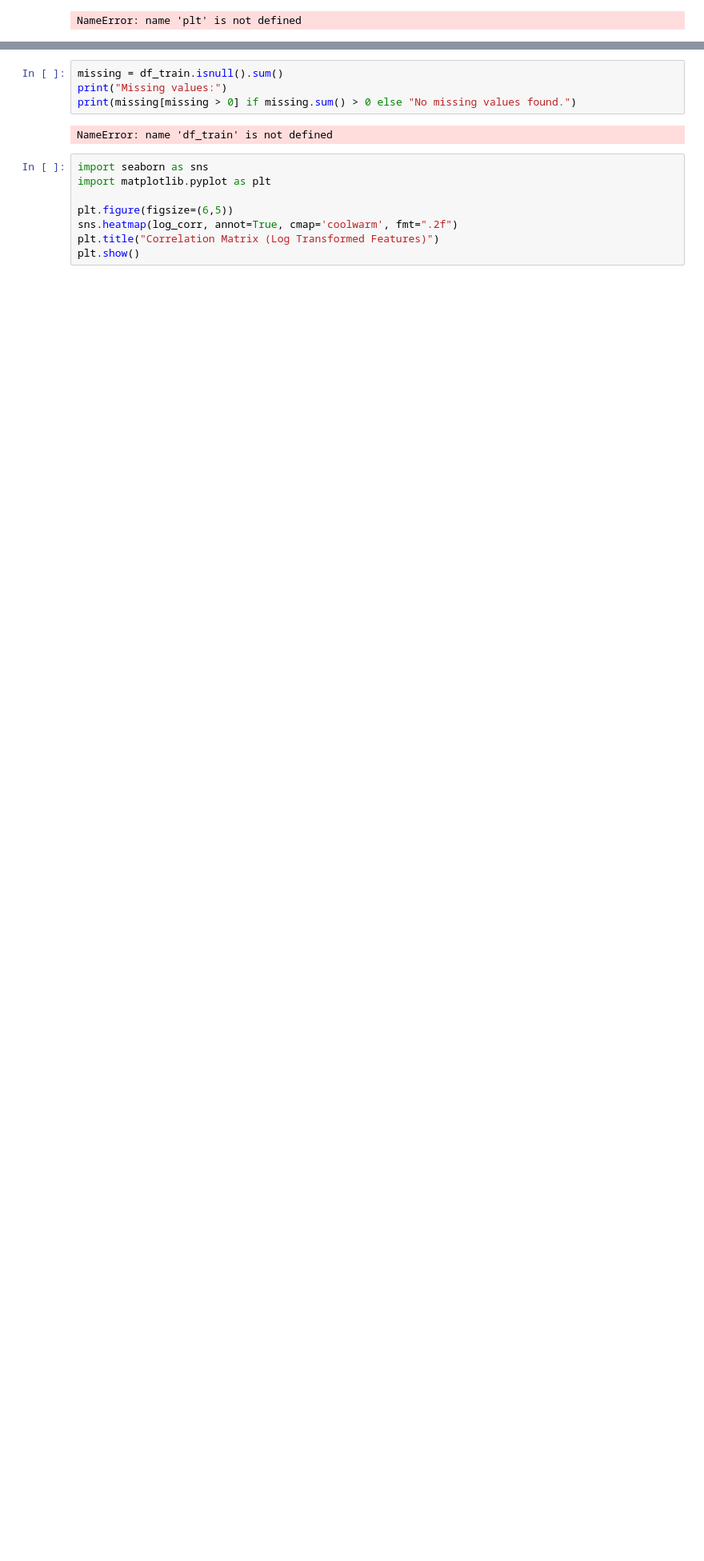
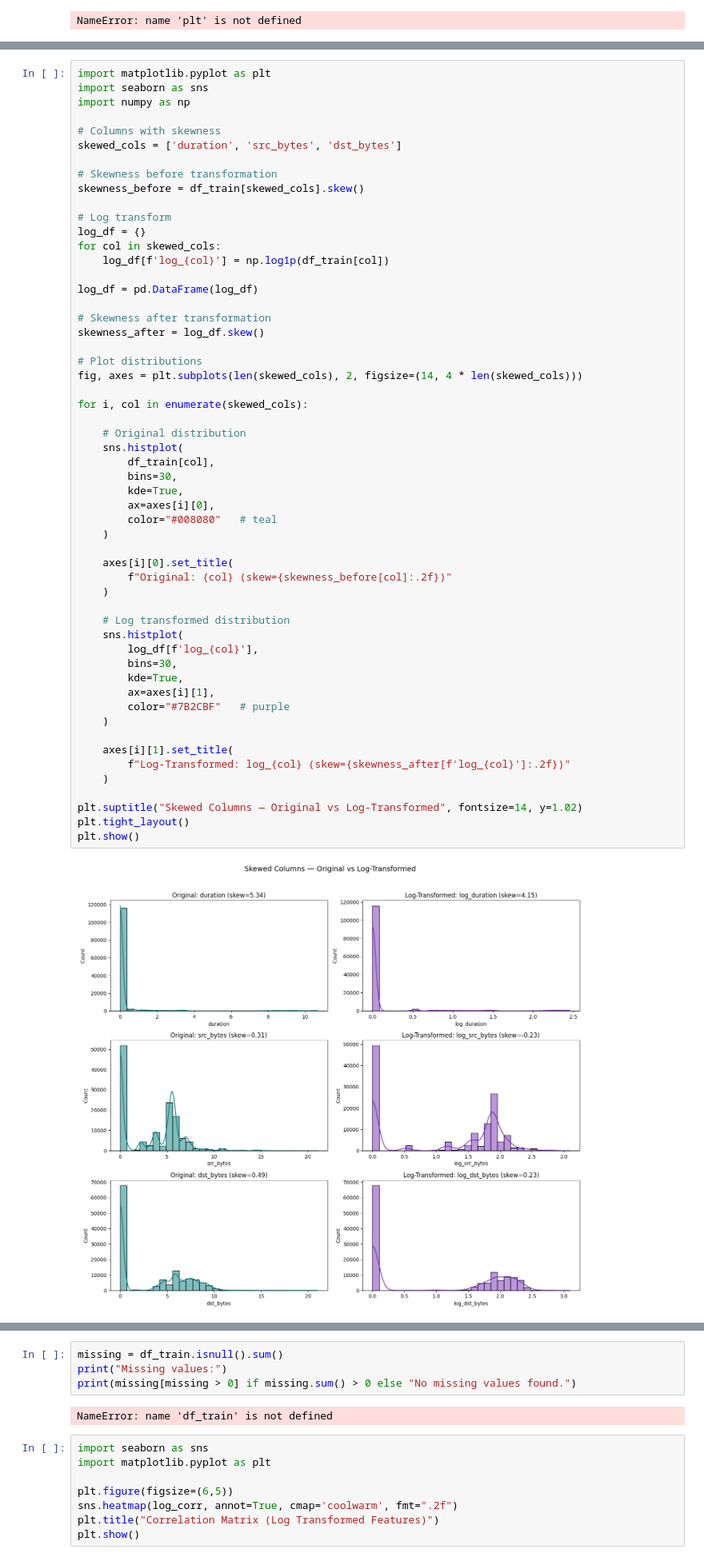
Before and after one commit to mailech/SentinelNet-AI-Powered-Network-Intrusion-Detection-System-, a Jupyter notebook: WorkForce.ipynb, the cells around one changed output, grey strips where cells are left out. Shown at 80% size. Drawn from its saved outputs; the diff is of its cells as text; blank space fills up the shorter version.

```diff
--- a/WorkForce.ipynb
+++ b/WorkForce.ipynb
@@ -504,3 +504,60 @@ plt.title("Correlation — Skewed Columns (Original vs Log-Transformed)")
 plt.show()
 # %% [output]
 [figure]
+# %%
+import matplotlib.pyplot as plt
+import seaborn as sns
+import numpy as np
+
+# Columns with skewness
+skewed_cols = ['duration', 'src_bytes', 'dst_bytes']
+
+# Skewness before transformation
+skewness_before = df_train[skewed_cols].skew()
+
+# Log transform
+log_df = {}
+for col in skewed_cols:
+    log_df[f'log_{col}'] = np.log1p(df_train[col])
+
+log_df = pd.DataFrame(log_df)
+
+# Skewness after transformation
+skewness_after = log_df.skew()
+
+# Plot distributions
+fig, axes = plt.subplots(len(skewed_cols), 2, figsize=(14, 4 * len(skewed_cols)))
+
+for i, col in enumerate(skewed_cols):
+
+    # Original distribution
+    sns.histplot(
+        df_train[col],
+        bins=30,
+        kde=True,
+        ax=axes[i][0],
+        color="#008080"   # teal
+    )
+
+    axes[i][0].set_title(
+        f"Original: {col} (skew={skewness_before[col]:.2f})"
+    )
+
+    # Log transformed distribution
+    sns.histplot(
+        log_df[f'log_{col}'],
+        bins=30,
+        kde=True,
+        ax=axes[i][1],
+        color="#7B2CBF"   # purple
+    )
+
+    axes[i][1].set_title(
+        f"Log-Transformed: log_{col} (skew={skewness_after[f'log_{col}']:.2f})"
+    )
+
+plt.suptitle("Skewed Columns — Original vs Log-Transformed", fontsize=14, y=1.02)
+plt.tight_layout()
+plt.show()
+# %% [output]
+[figure, added]
```
Also changed, not shown: parts of 2 cells of this notebook.
